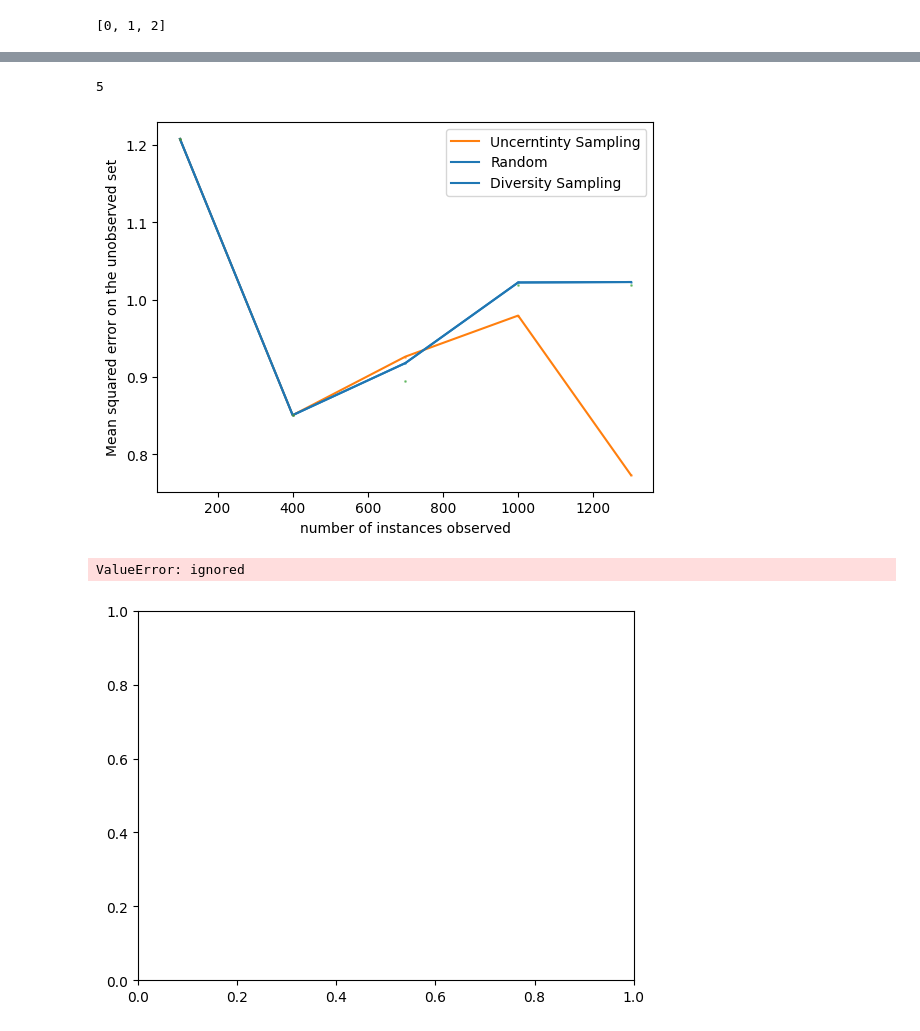
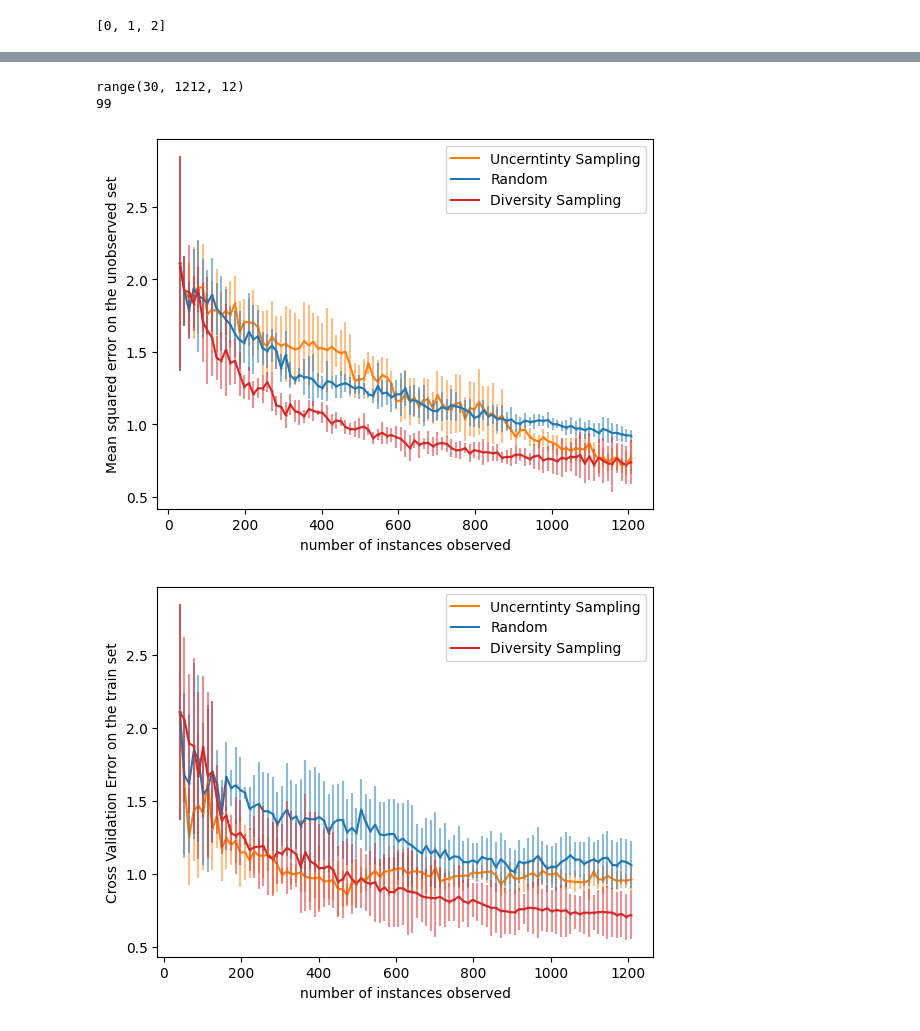
Before and after one commit to william-tzuhuan-hsu/active-learning-project, a Jupyter notebook: Combined.ipynb, the cells around one changed output, grey strips where cells are left out. Cells and saved outputs as stored; diff of their text form; code cells hidden in the pictures.

```diff
--- a/Combined.ipynb
+++ b/Combined.ipynb
@@ -563,17 +559,17 @@ def Simulate(df, n_rounds, n_initial, n_queries):
     model.fit(X_training, y_training)
 
     print("Running Random Sampling")
-    score_random, val_random = ActiveLearn(model, X_training, y_training, X_test, y_test, n_initial, n_queries, "random", 300)
+    score_random, val_random = ActiveLearn(model, X_training, y_training, X_test, y_test, n_initial, n_queries, "random", 12)
     total_random_score.append(score_random)
     total_random_val.append(val_random)
 
     print("Running Diversity Sampling")
-    score_diversity, val_diversity = ActiveLearn(model, X_training, y_training, X_test, y_test, n_initial, n_queries, "Diversity Based Sampling", 300)
+    score_diversity, val_diversity = ActiveLearn(model, X_training, y_training, X_test, y_test, n_initial, n_queries, "Diversity Based Sampling", 12)
     total_diversity_score.append(score_diversity)
     total_diversity_val.append(val_diversity)
 
     print("Running Uncertainty Sampling")
-    score_uncertainty, val_uncertainty = ActiveLearn(model, X_training, y_training, X_test, y_test, n_initial, n_queries, "Batch Uncertainty Sampling", 300)
+    score_uncertainty, val_uncertainty = ActiveLearn(model, X_training, y_training, X_test, y_test, n_initial, n_queries, "Batch Uncertainty Sampling", 12)
     total_uncertainty_score.append(score_uncertainty)
     total_uncertainty_val.append(val_uncertainty)
 
@@ -582,5 +578,5 @@ def Simulate(df, n_rounds, n_initial, n_queries):
 # total_random, total_diversity= Simulate(final_data, 1, 10, 1200)
 # %%
 # total_random_score, total_random_val, total_diversity_score, total_diversity_val, total_uncertainty_score, total_uncertainty_val = Simulate(final_data, 1, 10, 1200)
-total_random_score, total_random_val, total_diversity_score, total_diversity_val, total_uncertainty_score, total_uncertainty_val = Simulate(final_data, 1, 300, 1200)
+total_random_score, total_random_val, total_diversity_score, total_diversity_val, total_uncertainty_score, total_uncertainty_val = Simulate(final_data, 5, 30, 1200)
 # %% [output]
@@ -642,42 +684,46 @@ div_test_error_std=np.std(div_test_error,axis=0)
 div_val_mean=np.mean(div_val,axis=0)
 div_val_std=np.std(div_val,axis=0)
 # %%
-batchsize = 300
-list_number=range(100,1200+batchsize,batchsize)
+batchsize = 12
+list_number=range(30,1200+batchsize,batchsize)
+print(list_number)
 plt.plot(list_number,unc_test_error_mean,color='tab:orange',label='Uncerntinty Sampling')
 plt.legend(loc ="upper right")
 plt.errorbar(list_number,unc_test_error_mean,yerr = unc_test_error_std,fmt ='o',color='tab:orange',markersize=1,alpha=0.5)
 
 plt.plot(list_number,random_test_error_mean,color='tab:blue',label='Random')
 plt.legend(loc ="upper right")
 plt.errorbar(list_number,random_test_error_mean,yerr = random_test_error_std,fmt ='o',color='tab:blue',markersize=1,alpha=0.5)
 
 print(len(div_test_error_mean))
-plt.plot(list_number,random_test_error_mean,color='tab:blue',label='Diversity Sampling')
+plt.plot(list_number,div_test_error_mean,color='tab:red',label='Diversity Sampling')
+
+plt.errorbar(list_number,div_test_error_mean,yerr = div_test_error_std,fmt ='o',color='tab:red',markersize=1,alpha=0.5)
 plt.legend(loc ="upper right")
-plt.errorbar(list_number,div_test_error_mean,yerr = div_test_error_std,fmt ='o',color='tab:green',markersize=1,alpha=0.5)
 
 plt.xlabel('number of instances observed')
 plt.ylabel('Mean squared error on the unobserved set')
 plt.show()
-
-plt.plot(list_number,unc_val_mean,color='tab:orange',label='Uncerntinty Sampling')
-plt.legend(loc ="upper right")
-plt.errorbar(list_number,unc_val_mean,yerr = unc_val_std,fmt ='o',color='tab:orange',markersize=1,alpha=0.5)
-
-plt.plot(list_number,random_val_mean,color='tab:blue',label='Random')
-plt.legend(loc ="upper right")
-plt.errorbar(list_number,random_val_mean,yerr = random_val_std,fmt ='o',color='tab:blue',markersize=1,alpha=0.5)
-
-plt.plot(list_number,random_val_mean,color='tab:blue',label='Diversity Sampling')
-plt.legend(loc ="upper right")
-plt.errorbar(list_number,random_val_mean,yerr = random_val_std,fmt ='o',color='tab:green',markersize=1,alpha=0.5)
-
-plt.xlabel('number of instances observed')
-plt.ylabel('Cross Validation Error on the train set')
-plt.show()
 # %% [output]
-5
+range(30, 1212, 12)
+99
-[figure, old version]
+[figure, new version]
-ValueError: ignored
-[figure, removed]
+# %%
+list_number_val=range(42,1200+batchsize,batchsize)
+plt.plot(list_number_val,unc_val_mean,color='tab:orange',label='Uncerntinty Sampling')
+plt.legend(loc ="upper right")
+plt.errorbar(list_number_val,unc_val_mean,yerr = unc_val_std,fmt ='o',color='tab:orange',markersize=1,alpha=0.5)
+
+plt.plot(list_number_val,random_val_mean,color='tab:blue',label='Random')
+plt.legend(loc ="upper right")
+plt.errorbar(list_number_val,random_val_mean,yerr = random_val_std,fmt ='o',color='tab:blue',markersize=1,alpha=0.5)
+
+plt.plot(list_number_val,div_val_mean,color='tab:red',label='Diversity Sampling')
+plt.legend(loc ="upper right")
+plt.errorbar(list_number_val,div_val_mean,yerr = random_val_std,fmt ='o',color='tab:red',markersize=1,alpha=0.5)
+
+plt.xlabel('number of instances observed')
+plt.ylabel('Cross Validation Error on the train set')
+plt.show()
+# %% [output]
+[figure, added]
```
Also changed, not shown: parts of 5 cells of this notebook.
